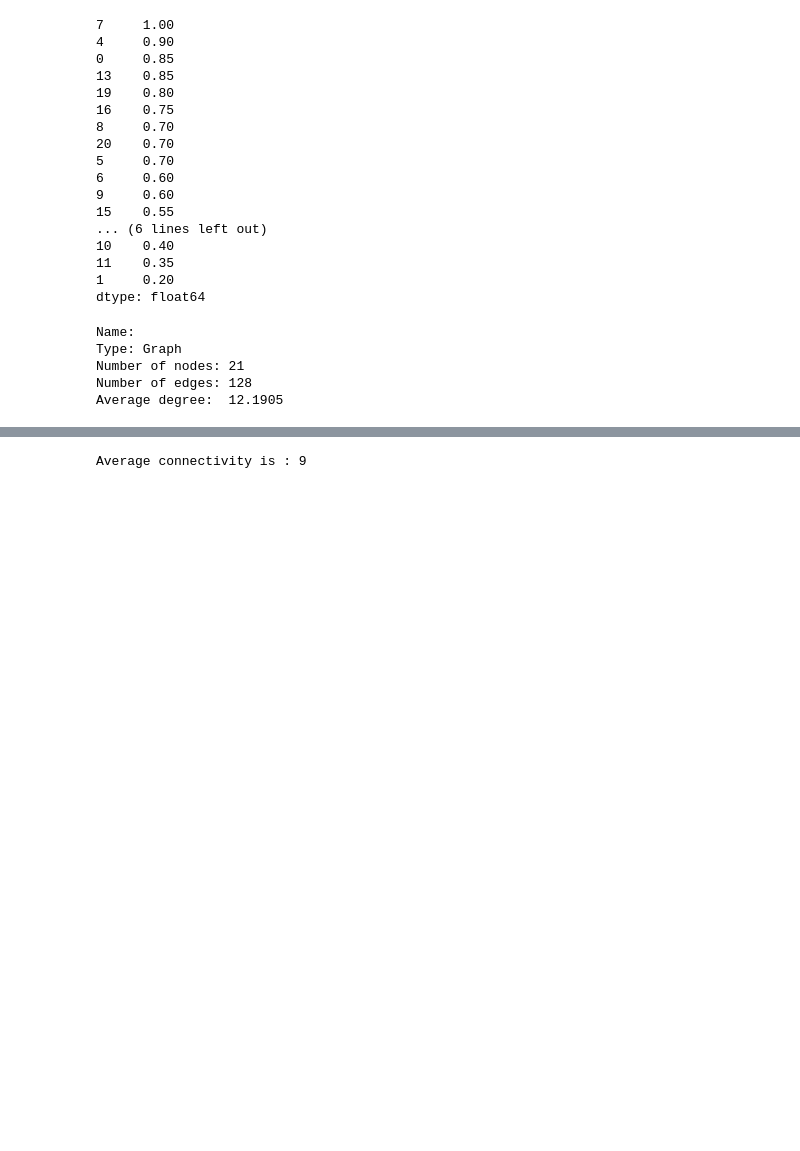
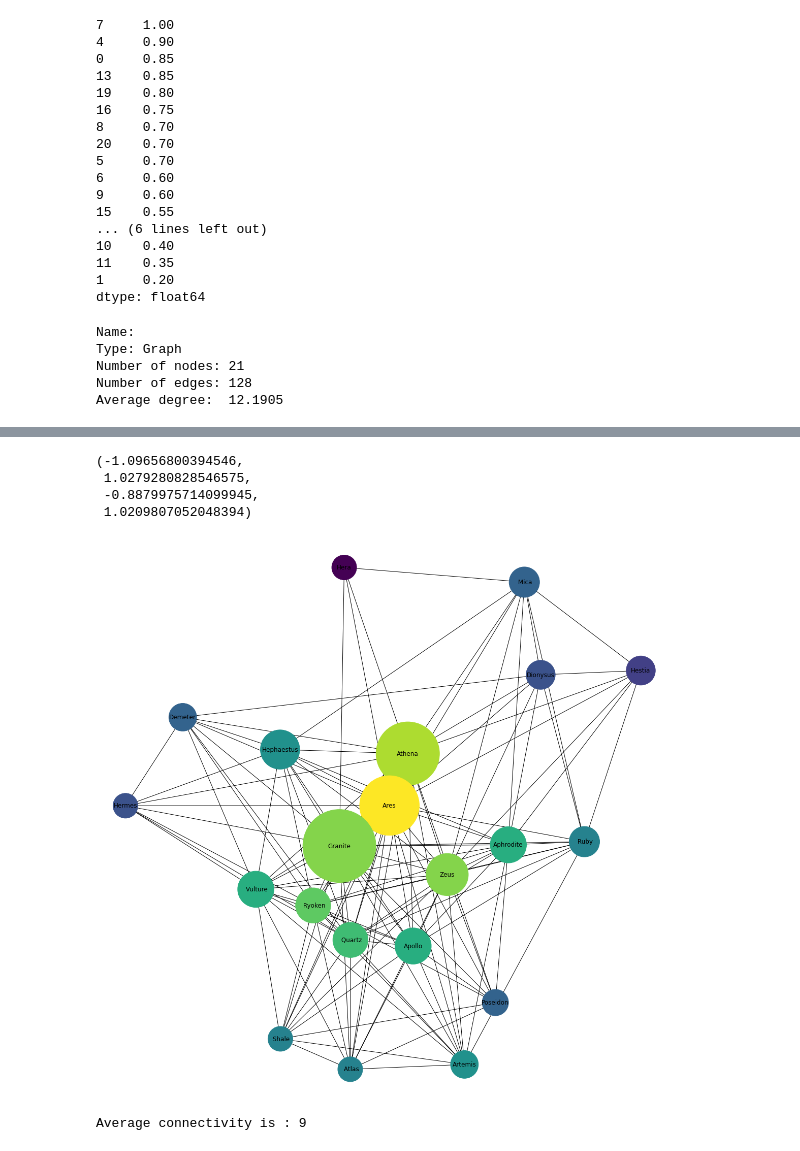
Before and after one commit to erifejams/Autonomous-Systems, a Jupyter notebook: final_code.ipynb, the cells around one changed output, grey strips where cells are left out. Cells and saved outputs as stored; diff of their text form; code cells hidden in the pictures; blank space fills up the shorter version.

Commit message:
Graph size edit
- the size of the nodes in the graph is shown to reflect the amount of connections of each server

```diff
--- a/final_code.ipynb
+++ b/final_code.ipynb
@@ -454,5 +454,6 @@ normalizedAdjMatrix = Normalizer().fit_transform(adj)
 #sum of connection
 sum = data.loc[0:153].sum().astype(int)
 
+sum = pd.Series(sum[1:])
 sum
 # %% [output]
@@ -599,3 +583,24 @@ plt.axis('off')
+# %%
+##GRAPH BASED ON CENTRALITY OF THE NODES
+
+pos = nx.spring_layout(G)
+betCent = nx.degree_centrality(G)
+node_color = [20000.0 * G.degree(v) for v in G]
+#node_size =  [v * 10000 for v in betCent.values()]
+node_size = (sum * 10) * 10 *3
+plt.figure(figsize=(20,20))
+
+#this graph shows that although granite has more connection to computer, ares still has more same
+nx.draw_networkx(G, pos=pos, with_labels=True,
+                 node_color=node_color,
+                 node_size=node_size )
+plt.axis('off')
+# %% [output]
+(-1.09656800394546,
+ 1.0279280828546575,
+ -0.8879975714099945,
+ 1.0209807052048394)
+[figure, added]
 # %%
 print(f"Average connectivity is : {math.floor(nx.average_node_connectivity(G))}")
 # %% [output]
```
Also changed, not shown: parts of 30 cells of this notebook.
